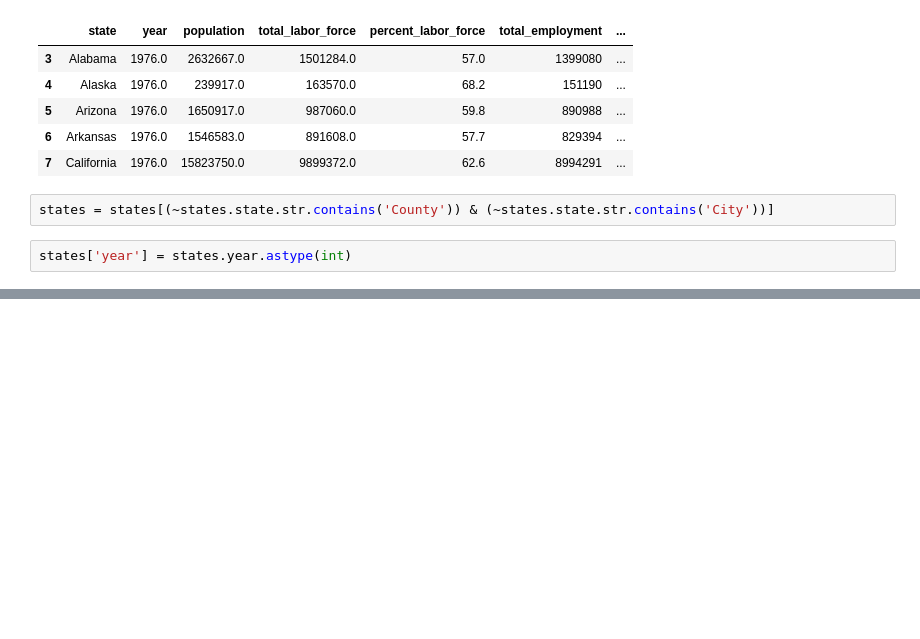
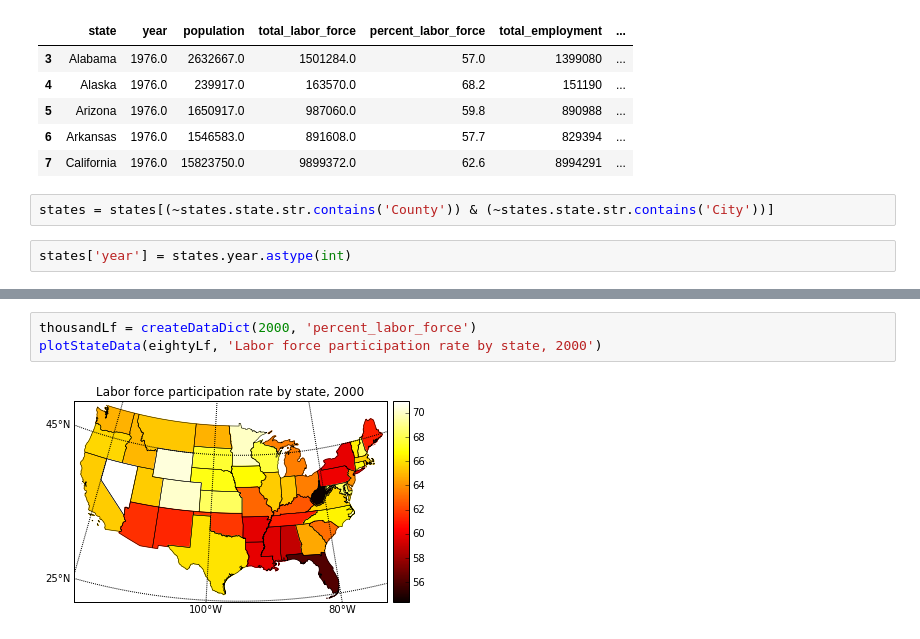
Before and after one commit to ryankresse/employment, a Jupyter notebook: mapping.ipynb, the cells around one changed output, grey strips where cells are left out. Drawn from its saved outputs; the diff is of its cells as text; blank space fills up the shorter version.

```diff
--- a/mapping.ipynb
+++ b/mapping.ipynb
@@ -110,0 +112,5 @@ sns.barplot(data=eighty.sort_values('percent_labor_force').iloc[:10, :], x='stat
+# %%
+thousandLf = createDataDict(2000, 'percent_labor_force')
+plotStateData(eightyLf, 'Labor force participation rate by state, 2000')
+# %% [output]
+[figure, added]
```
Also changed, not shown: parts of 25 cells of this notebook.
